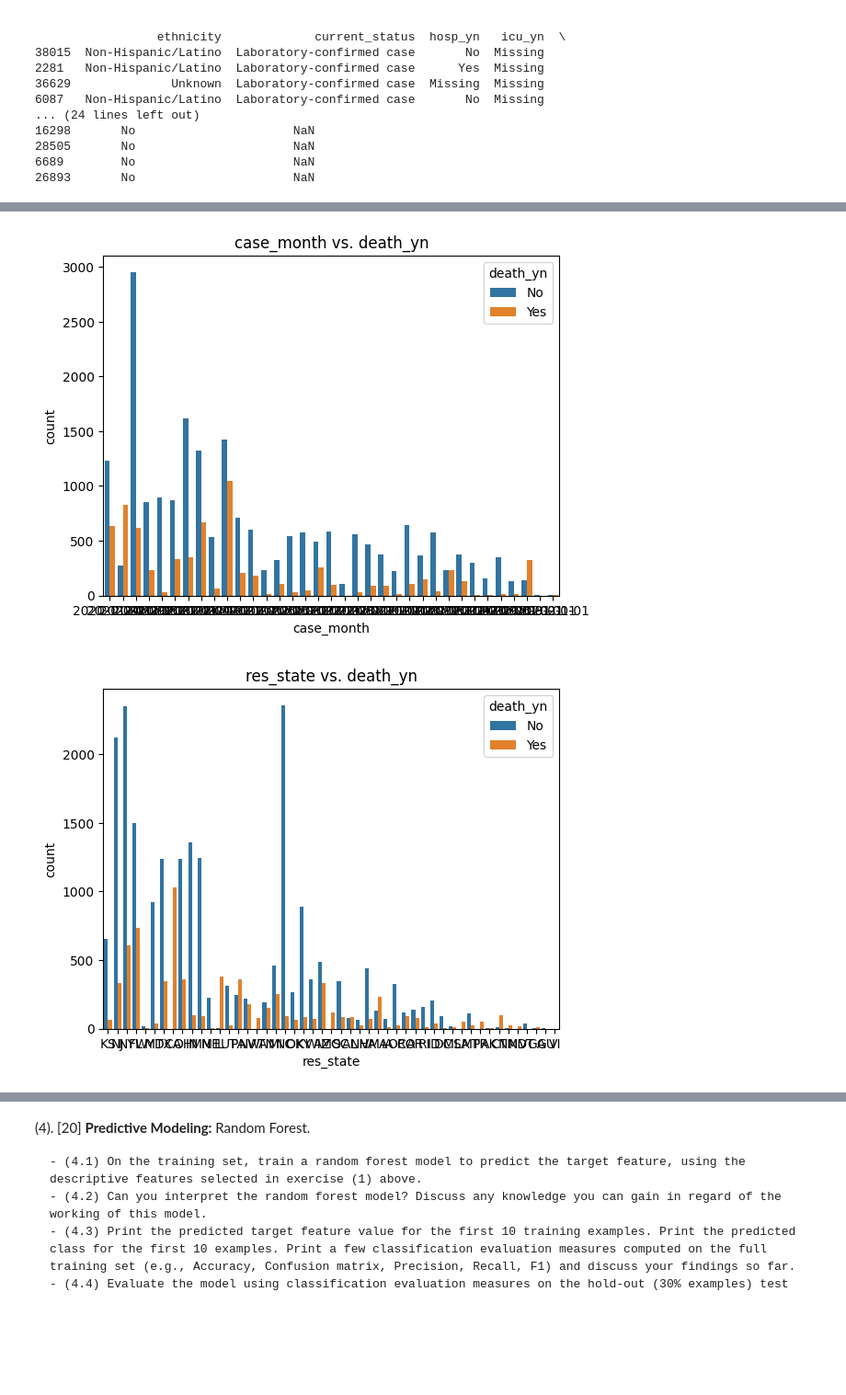
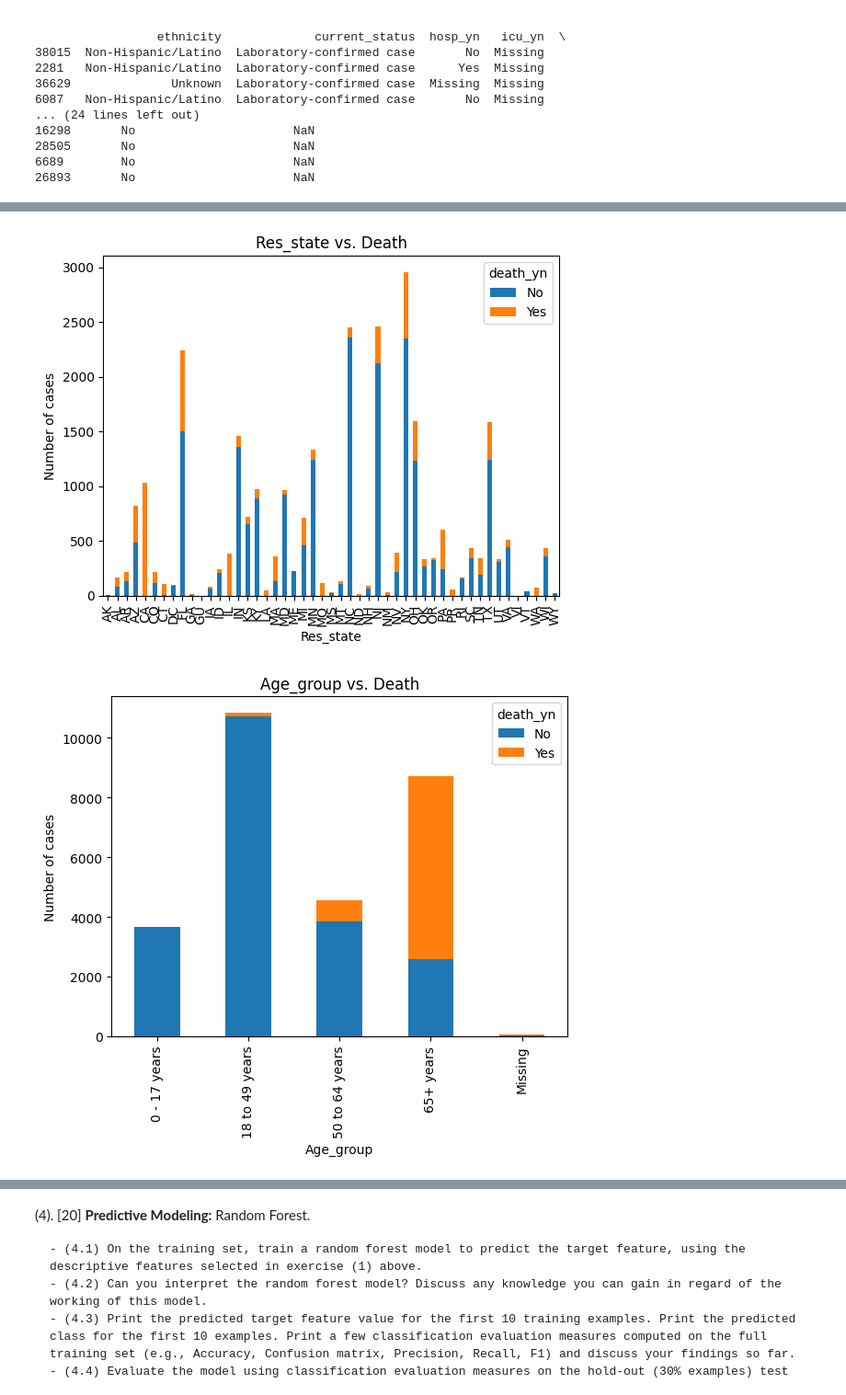
Before and after one commit to paul-od24/data_analytics_hw2, a Jupyter notebook: hw2.ipynb, the cells around one changed output, grey strips where cells are left out. Shown at 92% size. Saved outputs shown, nothing was run; the diff lists cells and outputs as text; code cells hidden in the pictures; blank space fills up the shorter version.

```diff
--- a/hw2.ipynb
+++ b/hw2.ipynb
@@ -353,3 +362,5 @@ dtype: int64
+# %%
+df.replace(['unknown', 'null'], 'Missing', inplace=True)
 # %%
 unique_values = df.nunique()
 
@@ -409,11 +418,0 @@ test_data.to_csv('test_data.csv', index=False)
-# %%
-# Read the data from CSV file
-train_data = pd.read_csv('train_data.csv')
-
-# Compute the correlation matrix
-corr = train_data.corr()
-
-# Plot the correlation matrix as a heatmap
-sns.heatmap(corr, annot=True, cmap='coolwarm')
-plt.title('Correlation Matrix for Continuous Features')
-plt.show()
@@ -421,0 +419,15 @@ plt.show()
+# %%
+# Identify the continuous feature(s)
+continuous_features = ['county_fips_code']
+
+# Plot the correlation matrix between all continuous features
+corr_matrix = train_data[continuous_features].corr()
+sns.heatmap(corr_matrix, annot=True, cmap='coolwarm')
+plt.title('Correlation Matrix')
+plt.show()
+
+# Plot the interaction between each continuous feature and the target feature death_yn
+for feature in continuous_features:
+    sns.scatterplot(data=train_data, x=feature, y='death_yn')
+    plt.title(f'{feature.capitalize()} vs. Death')
+    plt.show()
@@ -422,14 +439,14 @@ plt.show()
 # %%
-# List of categorical features
-categorical_features = [ 'case_month', 'res_state', 'age_group','sex', 'race', 'ethnicity','current_status', 'hosp_yn','icu_yn','underlying_conditions_yn' ]
+# Identify the categorical features
+categorical_features = ['res_state', 'age_group', 'sex', 'race', 'ethnicity', 'current_status', 'hosp_yn', 'icu_yn', 'underlying_conditions_yn']
 
-
-# Plot the pairwise interaction between each categorical feature and the target feature
+# Plot the pairwise interaction between each categorical feature and the target feature death_yn
 for feature in categorical_features:
-    plt.figure()
-    sns.countplot(x=feature, hue='death_yn', data=train_data)
-    plt.title(f'{feature} vs. death_yn')
+    pd.crosstab(train_data[feature], train_data['death_yn']).plot(kind='bar', stacked=True)
+    plt.title(f'{feature.capitalize()} vs. Death')
+    plt.xlabel(feature.capitalize())
+    plt.ylabel('Number of cases')
     plt.show()
 # %% [output]
-[figure, old version]
+[figure, new version]
-[figure, old version]
+[figure, new version]
```
Also changed, not shown: parts of 33 cells of this notebook, 2 other files.
